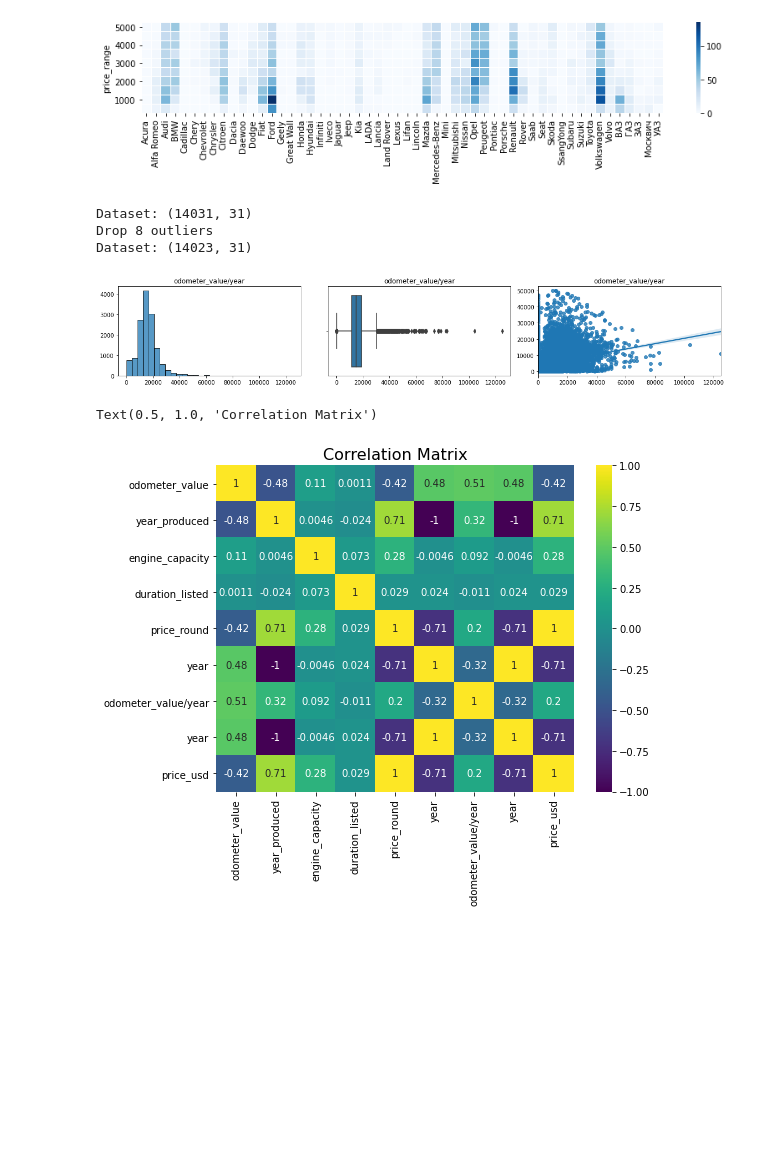
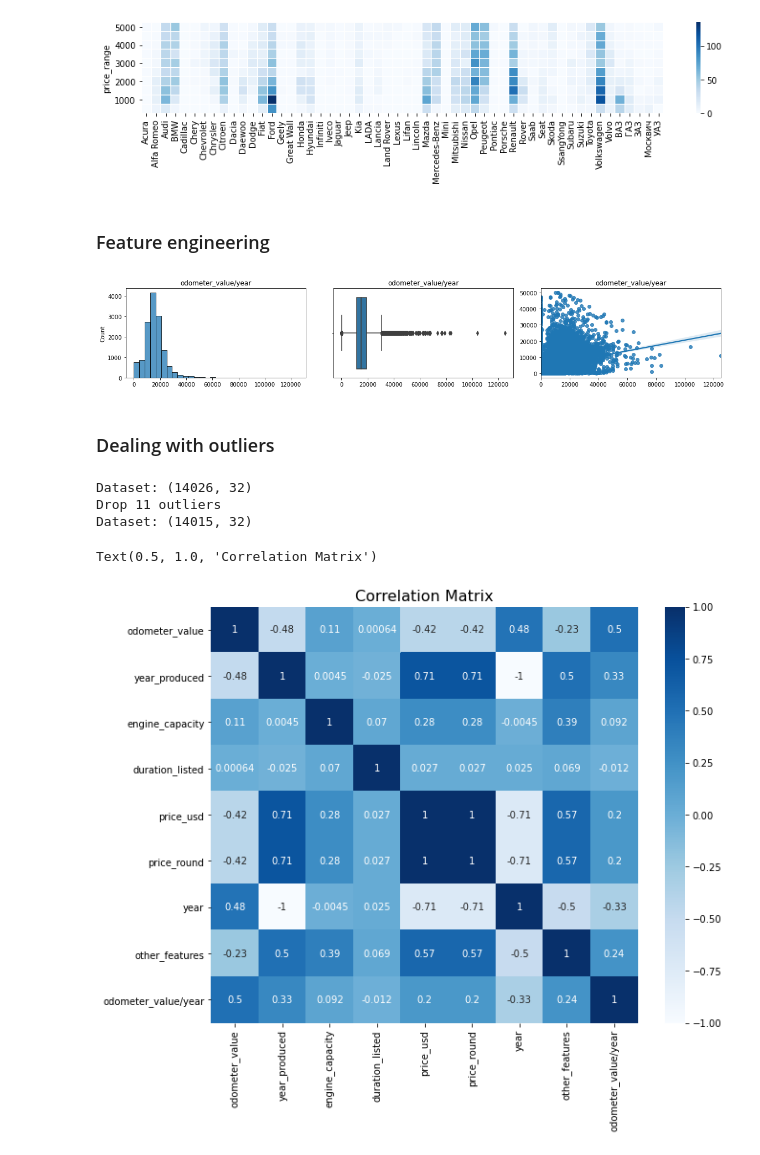
Before and after one commit to lenamv/Car_Price_Prediction, a Jupyter notebook: Car_Prices_Regression_EDA_Modeling_v4.ipynb, the cells around one changed output. Cells and saved outputs as stored; diff of their text form; code cells hidden in the pictures; blank space fills up the shorter version.

```diff
--- a/Car_Prices_Regression_EDA_Modeling_v4.ipynb
+++ b/Car_Prices_Regression_EDA_Modeling_v4.ipynb
@@ -717,9 +716,2 @@ False   5961       42.48
 [figure]
 [figure]
-# %%
-# Count a total number of unnamed features for a car
-df['other_features']=df[categorical_features].sum(axis=1).astype(int)
-
-# Convert boolean values to numeric
-for feature in categorical_features:
-    df[feature]=df[feature].astype(int)
@@ -760,30 +774,8 @@ ax.set_xlabel('')
 Text(0.5, -3.0, '')
 [figure]
 [figure]
-# %%
-# Numerical features
-mask1=(df['odometer_value'] > 250000) & (df['price_usd']>30000)
-mask2=(df['year_produced'] < 1955)
-mask3=(df['year_produced'] < 1970) & (df['price_usd']>10000)
-mask4=(df['engine_capacity'] < 0.8)
-
-# Combine all filters
-outliers = df[mask1|mask2|mask3|mask4]
-#outliers
-
-# Save the rows with extreme outliers to csv file
-fl = "4. Analysis/used_car_prices_extreme_outliers.csv"
-#outliers.to_csv(fl, index=False)
-
-print("Dataset: {}".format(df.shape))
-df.drop(outliers.index, inplace=True )
-df.reset_index(drop=True)
-print('Drop {} outliers'.format(len(outliers)))
-print("Dataset: {}".format(df.shape))
-# %% [output]
-Dataset: (14031, 31)
-Drop 8 outliers
-Dataset: (14023, 31)
+# %% [markdown]
+### Feature engineering
 # %%
 # Create a feature that represents mileage per year
 df['odometer_value/year'] = round(df['odometer_value']/(2020 - df['year_produced']))
@@ -798,7 +790,7 @@ sns.regplot(data=df, x=feature,y='price_usd', ax=axs[2])
 
 axs[0].set_title(feature)
 axs[0].set_xlabel('')
-axs[0].set_ylabel('')
+#axs[0].set_ylabel('')
 axs[1].set_title(feature)
 axs[1].set_xlabel('')
 axs[1].set_ylabel('')
@@ -807,14 +799,45 @@ axs[2].set_xlabel('')
 axs[2].set_ylabel('')
 plt.tight_layout()
 # %% [output]
-[figure, old version]
+[figure, new version]
+# %% [markdown]
+### Dealing with outliers
+# %%
+# Numerical features
+mask1=(df['odometer_value'] > 250000) & (df['price_usd']>30000)
+mask2=(df['year_produced'] < 1955)
+mask3=(df['year_produced'] < 1970) & (df['price_usd']>10000)
+mask4=(df['engine_capacity'] < 0.8)
+mask5=(df['odometer_value/year']>95000)
+mask6=(df['duration_listed']>2100)
+
+# Combine all filters
+outliers = df[mask1|mask2|mask3|mask4|mask5|mask6]
+#outliers
+
+# Save the rows with extreme outliers to csv file
+fl = "4. Analysis/used_car_prices_EDA_extreme_outliers.csv"
+outliers.to_csv(fl, index=False)
+
+print("Dataset: {}".format(df.shape))
+df.drop(outliers.index, inplace=True )
+df.reset_index(drop=True)
+print('Drop {} outliers'.format(len(outliers)))
+print("Dataset: {}".format(df.shape))
+# %% [output]
+Dataset: (14026, 32)
+Drop 11 outliers
+Dataset: (14015, 32)
 # %%
-# Check no or little correlation between independent variables
-corr = df[numeric_cols + ['odometer_value/year', 'year', 'price_usd']].corr()
+# Update a list of numeric columns
+numeric_cols = df.select_dtypes(numerics).columns.tolist()
 
-fig, ax = plt.subplots(figsize=(8,6))
-ax = sns.heatmap(corr,annot=True,cmap='viridis')
+# Check correlation between independent variables
+corr = df[numeric_cols].corr()
+
+fig, ax = plt.subplots(figsize=(10,8))
+ax = sns.heatmap(corr,annot=True,cmap='Blues')
 plt.title('Correlation Matrix', fontsize=fontsize)
 # %% [output]
 Text(0.5, 1.0, 'Correlation Matrix')
-[figure, old version]
+[figure, new version]
```
Also changed, not shown: parts of 44 cells of this notebook, 9 other files.
